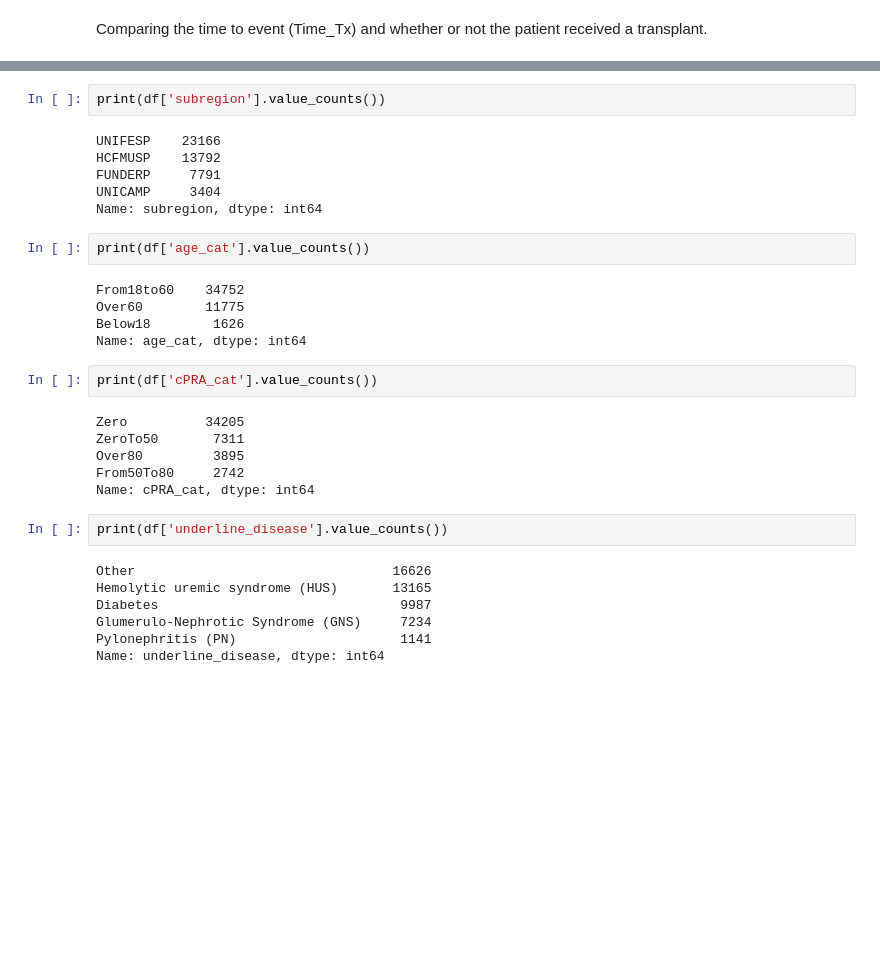
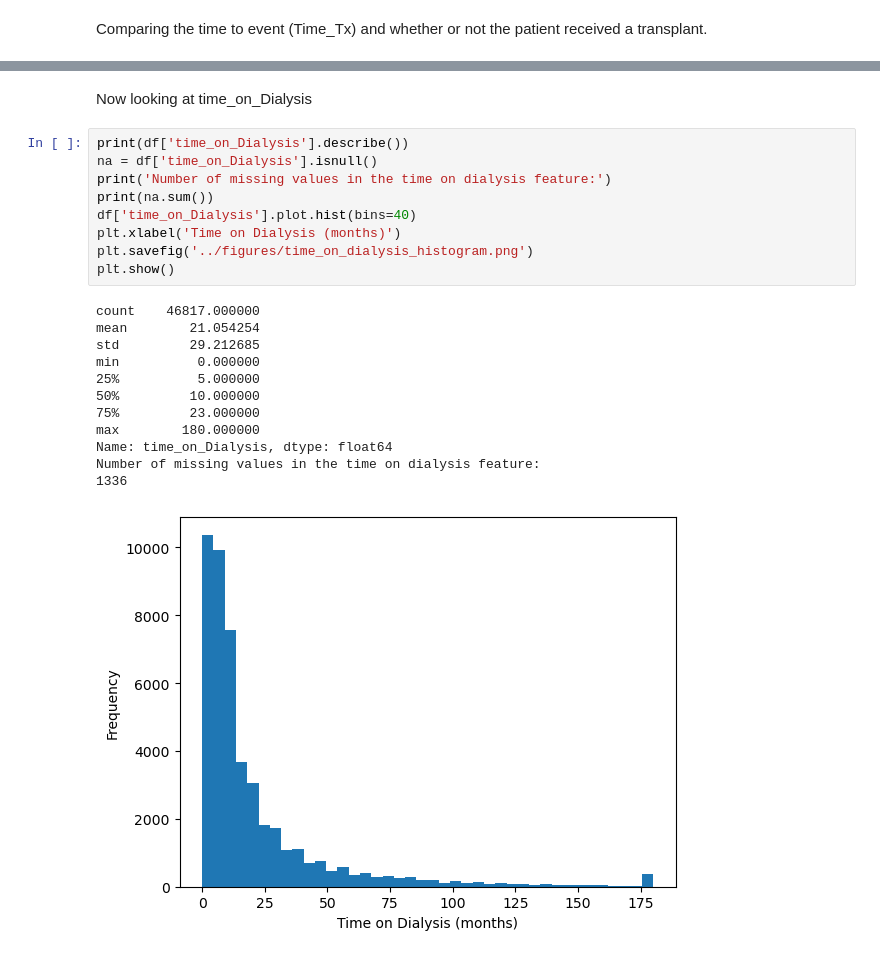
Before and after one commit to lross4/data1030_project, a Jupyter notebook: src/kidney_transplant_project.ipynb, the cells around one changed output, grey strips where cells are left out. Cells and saved outputs as stored; diff of their text form; blank space fills up the shorter version.

```diff
--- a/src/kidney_transplant_project.ipynb
+++ b/src/kidney_transplant_project.ipynb
@@ -222,32 +329,24 @@ Name: razon_removed, dtype: int64
-# %%
-print(df['subregion'].value_counts())
-# %% [output]
-UNIFESP    23166
-HCFMUSP    13792
-FUNDERP     7791
-UNICAMP     3404
-Name: subregion, dtype: int64
-# %%
-print(df['age_cat'].value_counts())
-# %% [output]
-From18to60    34752
-Over60        11775
-Below18        1626
-Name: age_cat, dtype: int64
-# %%
-print(df['cPRA_cat'].value_counts())
-# %% [output]
-Zero          34205
-ZeroTo50       7311
-Over80         3895
-From50To80     2742
-Name: cPRA_cat, dtype: int64
-# %%
-print(df['underline_disease'].value_counts())
-# %% [output]
-Other                                 16626
-Hemolytic uremic syndrome (HUS)       13165
-Diabetes                               9987
-Glumerulo-Nephrotic Syndrome (GNS)     7234
-Pylonephritis (PN)                     1141
-Name: underline_disease, dtype: int64
+# %% [markdown]
+Now looking at time_on_Dialysis
+# %%
+print(df['time_on_Dialysis'].describe())
+na = df['time_on_Dialysis'].isnull()
+print('Number of missing values in the time on dialysis feature:')
+print(na.sum())
+df['time_on_Dialysis'].plot.hist(bins=40)
+plt.xlabel('Time on Dialysis (months)')
+plt.savefig('../figures/time_on_dialysis_histogram.png')
+plt.show()
+# %% [output]
+count    46817.000000
+mean        21.054254
+std         29.212685
+min          0.000000
+25%          5.000000
+50%         10.000000
+75%         23.000000
+max        180.000000
+Name: time_on_Dialysis, dtype: float64
+Number of missing values in the time on dialysis feature:
+1336
+[figure, added]
```
Also changed, not shown: parts of 102 cells of this notebook, 25 other files.
